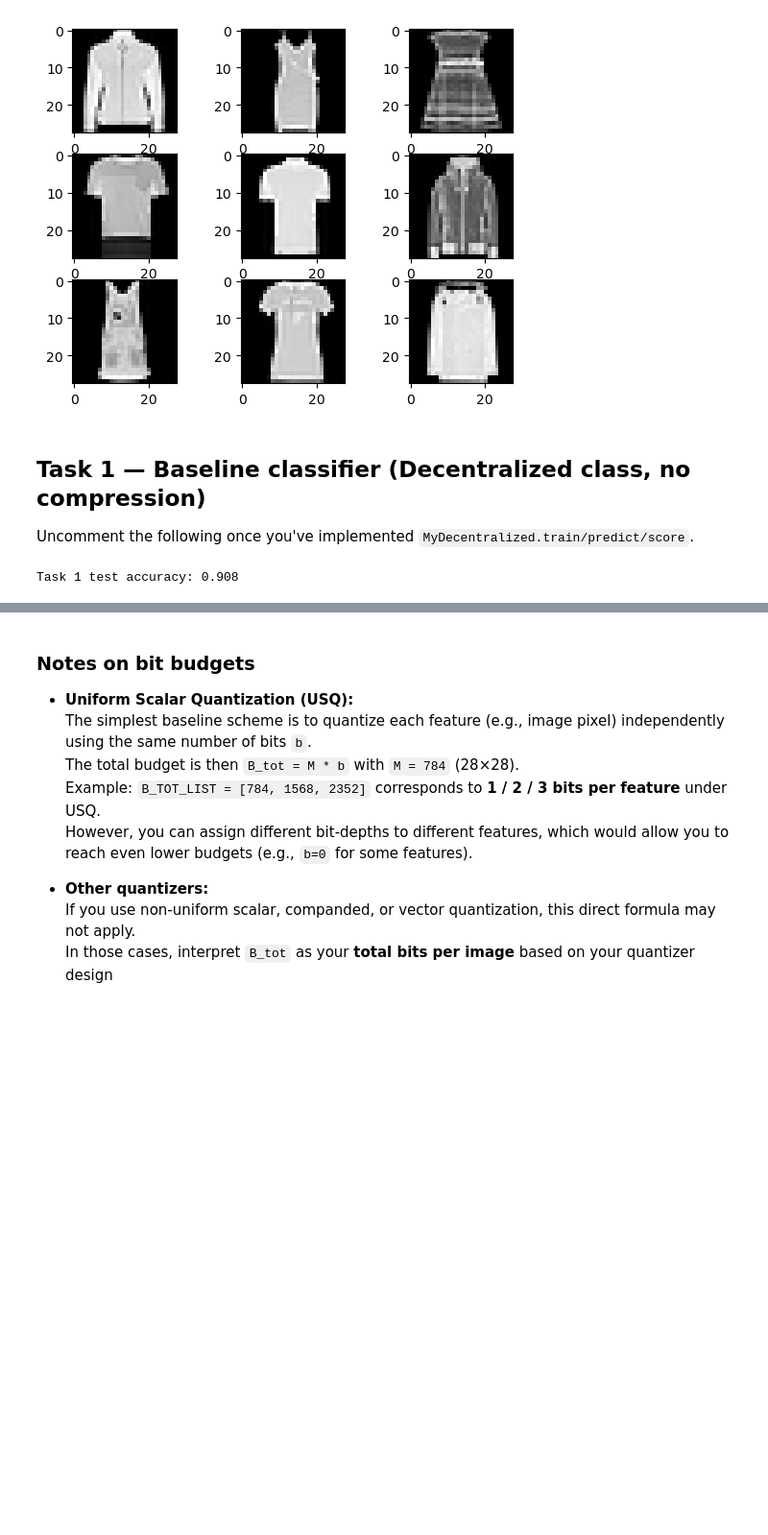
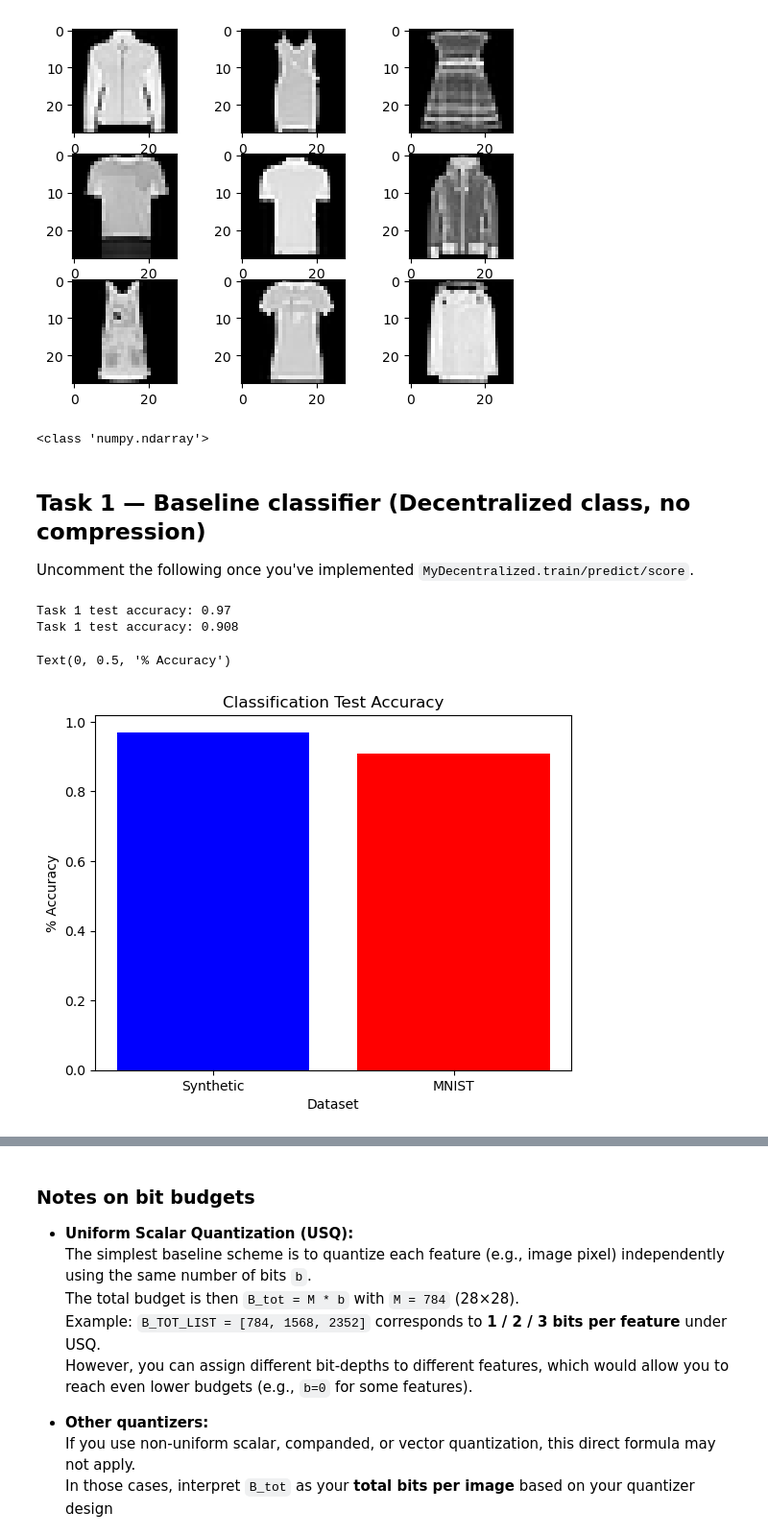
Before and after one commit to edenzafran/ece-236a-project, a Jupyter notebook: ECE236A_2025_boilerplate.ipynb, the cells around one changed output, grey strips where cells are left out. Shown at 96% size. Saved outputs shown, nothing was run; the diff lists cells and outputs as text; code cells hidden in the pictures; blank space fills up the shorter version.

```diff
--- a/ECE236A_2025_boilerplate.ipynb
+++ b/ECE236A_2025_boilerplate.ipynb
@@ -44,13 +41,31 @@ plt.show()
 # %% [output]
 MNIST shapes: (800, 784) (800,)
 [figure]
+# %%
+print(type(mnist_data['trainX']))
+# %% [output]
+<class 'numpy.ndarray'>
 # %% [markdown]
 ## Task 1 — Baseline classifier (Decentralized class, no compression)
 Uncomment the following once you've implemented `MyDecentralized.train/predict/score`.
 # %%
 clf = MyDecentralized(K=3)
+clf.train(syn_data['trainX'], syn_data['trainY'])  # if you need val, modify signature accordingly
+syn_test_acc = clf.evaluate(syn_data['testX'], syn_data['testY'])
+print("Task 1 test accuracy:", syn_test_acc)
+
+clf = MyDecentralized(K=3)
 clf.train(mnist_data['trainX'], mnist_data['trainY'])  # if you need val, modify signature accordingly
-task1_test_acc = clf.evaluate(mnist_data['testX'], mnist_data['testY'])
-print("Task 1 test accuracy:", task1_test_acc)
+mnist_test_acc = clf.evaluate(mnist_data['testX'], mnist_data['testY'])
+print("Task 1 test accuracy:", mnist_test_acc)
 # %% [output]
+Task 1 test accuracy: 0.97
 Task 1 test accuracy: 0.908
+# %%
+plt.bar(['Synthetic', 'MNIST'], [syn_test_acc, mnist_test_acc], color = [ 'blue','red'])
+plt.title("Classification Test Accuracy")
+plt.xlabel("Dataset")
+plt.ylabel("% Accuracy")
+# %% [output]
+Text(0, 0.5, '% Accuracy')
+[figure, added]
```
Also changed, not shown: parts of 5 cells of this notebook, 4 other files.
